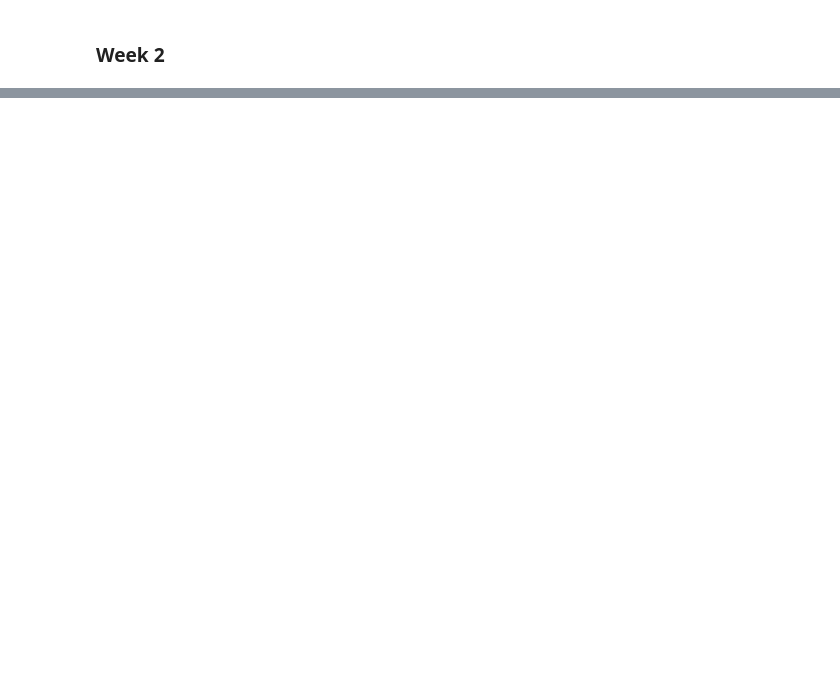
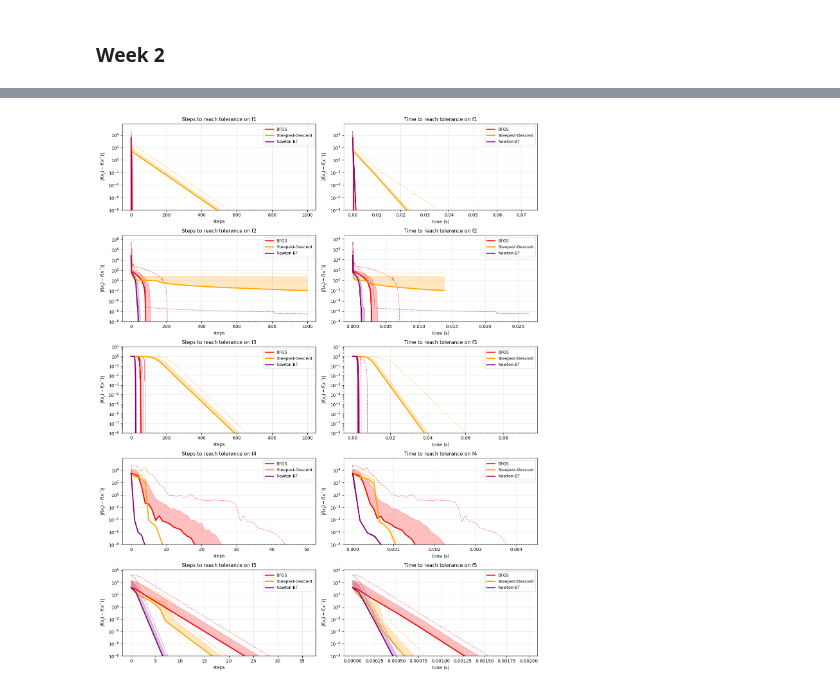
Before and after one commit to rohde01/numerical-optimization, a Jupyter notebook: Handin2/Assignment_Notebook.ipynb, the cells around one changed output, grey strips where cells are left out. Cells and saved outputs as stored; diff of their text form; code cells hidden in the pictures; blank space fills up the shorter version.

Commit message:
experimental newton implementation

```diff
--- a/Handin2/Assignment_Notebook.ipynb
+++ b/Handin2/Assignment_Notebook.ipynb
@@ -419,0 +505,79 @@ Comparing Steepest Descent vs BFGS on all functions...
+# %%
+# Add Newton to your comparison
+print("Comparing Newton's Method vs Steepest Descent vs BFGS on all functions...")
+
+optimizers_newton = [
+    ("BFGS", scipy_bfgs),
+    ("Steepest-Descent", steepest_descent_wrapper),
+    ("Newton-BT", newton_backtracking)
+]
+
+# Run the testing protocol with all three optimizers
+results_newton = run_testing_protocol(function_suite_all, optimizers_newton,
+                                      n_initial_points=50, max_iter=1000, epsilon=1e-8)
+
+# Plot comparison for all functions
+n_funcs = len(function_suite_all)
+fig, axes = plt.subplots(n_funcs, 2, figsize=(14, 3.5*n_funcs))
+
+colors = {'BFGS': 'red', 'Steepest-Descent': 'orange', 'Newton-BT': 'purple'}
+epsilon = 1e-8
+
+for idx, (func_name, _, _, _, _) in enumerate(function_suite_all):
+    ax_steps = axes[idx, 0]
+    ax_time = axes[idx, 1]
+
+    for opt_name in ['BFGS', 'Steepest-Descent', 'Newton-BT']:
+        run_results = results_newton[func_name][opt_name]
+        if not run_results:
+            continue
+
+        stats = aggregate_run_statistics(run_results)
+        color = colors[opt_name]
+
+        # Plot steps
+        ax_steps.semilogy(stats['steps'], stats['median_steps'],
+                         color=color, linewidth=2.5, label=opt_name)
+        ax_steps.fill_between(stats['steps'],
+                             stats['median_steps'],
+                             stats['p75_steps'],
+                             color=color, alpha=0.25)
+        ax_steps.semilogy(stats['steps'], stats['p99_steps'],
+                         color=color, linewidth=1, linestyle='--', alpha=0.6)
+
+        # Plot time
+        ax_time.semilogy(stats['time'], stats['median_time'],
+                        color=color, linewidth=2.5, label=opt_name)
+        ax_time.fill_between(stats['time'],
+                            stats['median_time'],
+                            stats['p75_time'],
+                            color=color, alpha=0.25)
+        ax_time.semilogy(stats['time'], stats['p99_time'],
+                        color=color, linewidth=1, linestyle='--', alpha=0.6)
+
+    # Add epsilon line
+    ax_steps.axhline(y=epsilon, color='black', linestyle=':', linewidth=1.5)
+    ax_time.axhline(y=epsilon, color='black', linestyle=':', linewidth=1.5)
+
+    # Set limits
+    ax_steps.set_ylim(bottom=epsilon)
+    ax_time.set_ylim(bottom=epsilon)
+
+    # Format plots
+    ax_steps.set_xlabel('steps', fontsize=10)
+    ax_steps.set_ylabel(r'$|f(x_j) - f(x^*)|$', fontsize=10)
+    ax_steps.set_title(f'Steps to reach tolerance on {func_name}', fontsize=11)
+    ax_steps.grid(True, alpha=0.3)
+    ax_steps.legend(loc='best', fontsize=9)
+
+    ax_time.set_xlabel('time (s)', fontsize=10)
+    ax_time.set_ylabel(r'$|f(x_j) - f(x^*)|$', fontsize=10)
+    ax_time.set_title(f'Time to reach tolerance on {func_name}', fontsize=11)
+    ax_time.grid(True, alpha=0.3)
+    ax_time.legend(loc='best', fontsize=9)
+
+plt.tight_layout()
+plt.show()
+
+print("\n✓ Newton's Method comparison complete!")
+# %% [output]
@@ -419,0 +585 @@ Comparing Steepest Descent vs BFGS on all functions...
+[figure, added]
```
Also changed, not shown: parts of 4 cells of this notebook.
